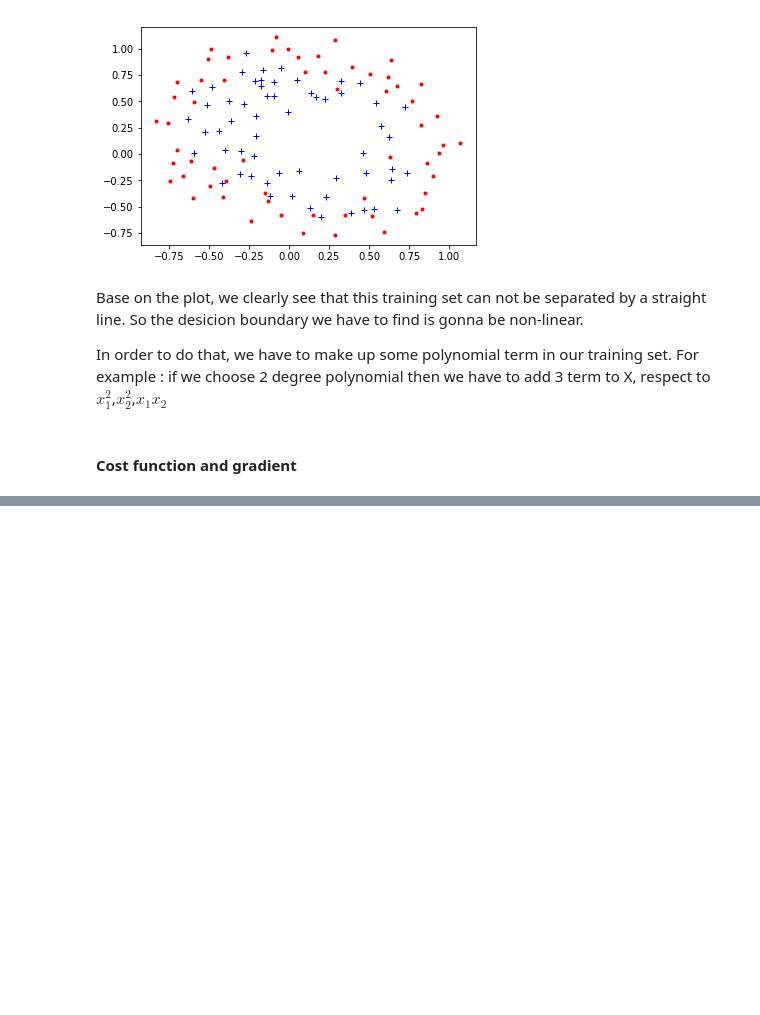
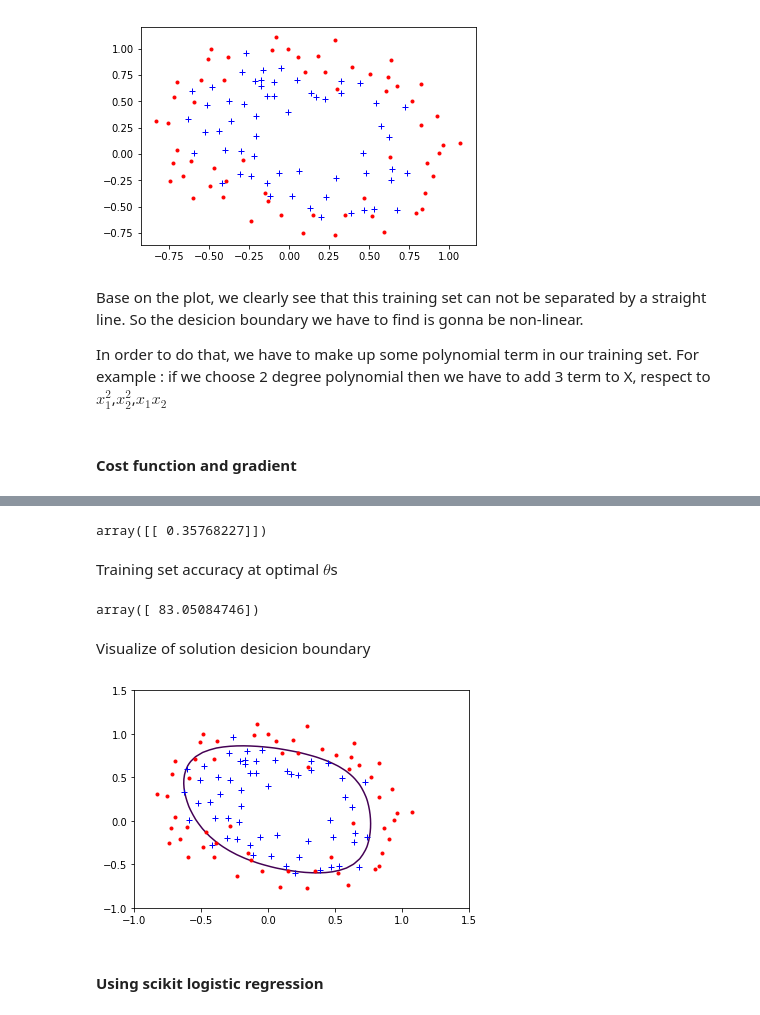
Before and after one commit to locluthor/Machine_Learning, a Jupyter notebook: Logistic_Regression.ipynb, the cells around one changed output, grey strips where cells are left out. Cells and saved outputs as stored; diff of their text form; code cells hidden in the pictures; blank space fills up the shorter version.

Commit message:
!Finish Coursera Logistic Regression part 2, REGULARIZATION

```diff
--- a/Logistic_Regression.ipynb
+++ b/Logistic_Regression.ipynb
@@ -177,0 +196,6 @@ def mapFeature(X1, X2, degree):
+# %%
+def gradient_reg(theta, X, y, alpha, _lambda=0):
+    reg = (_lambda/m) * theta[1:]
+    grad_theta =  (alpha/m) * np.dot(X.T, (sigmoid(np.dot(X, theta)) - np.reshape(y, (m, 1))))
+    grad_theta[1:] = grad_theta[1:] + reg
+    return grad_theta
@@ -177,0 +211,7 @@ def mapFeature(X1, X2, degree):
+# %%
+_degree = 6
+_lambda = 0
+num_iters = 500
+alpha = 1
+X_pol = mapFeature(X_reg[:,[0]], X_reg[:,[1]], _degree)
+initial_theta = np.ones((X_pol.shape[1], 1))
@@ -177,0 +222,4 @@ def mapFeature(X1, X2, degree):
+# %%
+theta = initial_theta
+for i in range(num_iters):
+    theta = theta - gradient_reg(theta, X_pol, y_reg, alpha, _lambda)
@@ -177,0 +228,36 @@ def mapFeature(X1, X2, degree):
+# %%
+cost_reg(theta, X_pol, y_reg, _lambda)
+# %% [output]
+array([[ 0.35768227]])
+# %% [markdown]
+Training set accuracy at optimal $\theta$s
+# %%
+score(theta, X_pol, np.reshape(y_reg, (y_reg.shape[0], -1)))
+# %% [output]
+array([ 83.05084746])
+# %% [markdown]
+Visualize of solution desicion boundary
+# %%
+def plot_decision_boundary_polynomial(theta, X, y):
+    plt.plot(X[y==0, 0], X[y==0, 1], 'r.')
+    plt.plot(X[y==1, 0], X[y==1, 1], 'b+')
+
+    u = np.linspace(-1, 1.5, 50)
+    v = np.linspace(-1, 1.5, 50)
+    z = np.zeros((len(u), len(v)))
+    # Evaluate z = theta*x over the grid
+
+    for i in range(len(u)):
+        for j in range(len(v)):
+            h = mapFeature(u[i], v[j], _degree)
+            z[i,j] = np.dot(h, theta)
+
+    z = z.T  # important to transpose z before calling contour
+
+    plt.contour(u, v, z, levels=[0])
+# %%
+plot_decision_boundary_polynomial(theta, X_reg, y_reg)
+# %% [output]
+[figure, added]
+# %% [markdown]
+#### Using scikit logistic regression
```
Also changed, not shown: parts of 14 cells of this notebook.
